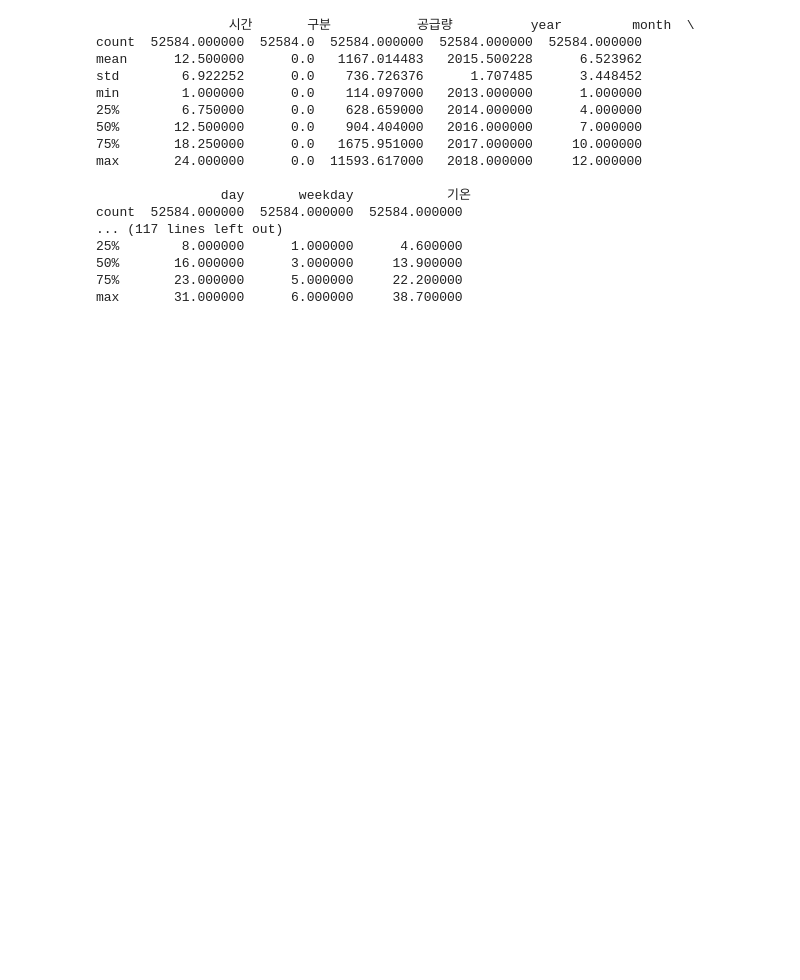
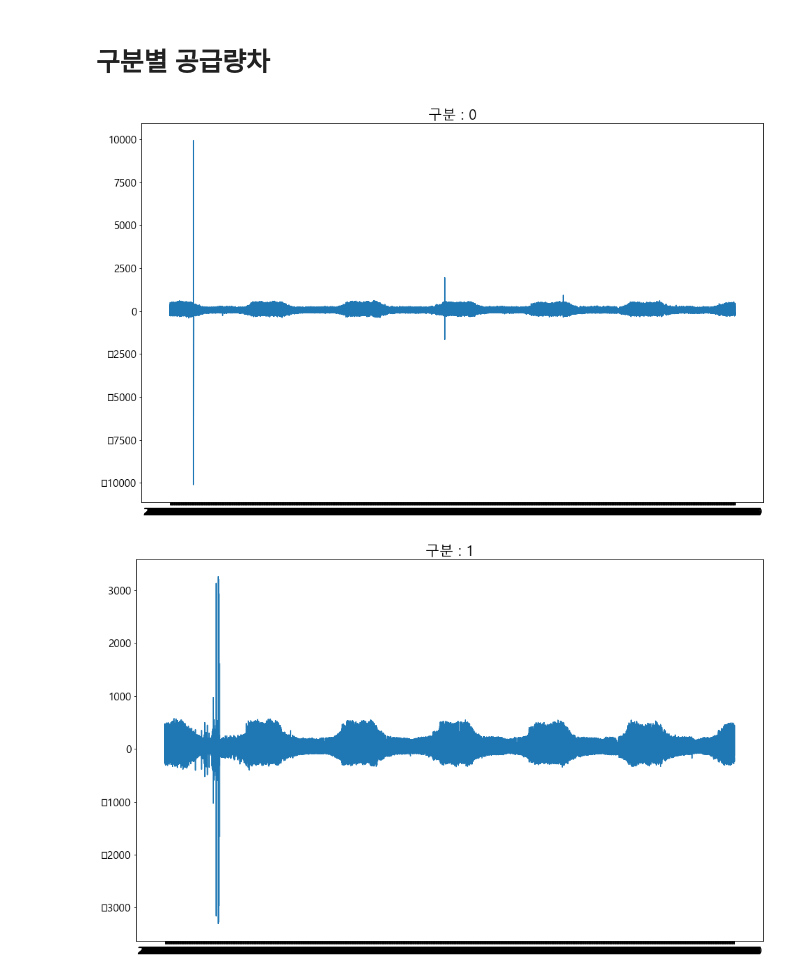
Before and after one commit to kbjung/LikeLion_13th_DataCourse, a Jupyter notebook: TP02/02_데이터_확인/02-03_모든_데이터_확인_ver0.1(2021.12.04).ipynb, the cells around one changed output. Cells and saved outputs as stored; diff of their text form; code cells hidden in the pictures; blank space fills up the shorter version.

Commit message:
공급량, 기온, 기압, 습도 차 포함한 데이터 분석
# 시각화
- 구분별 공급량, 공급량차
- 시간별 공급량, 공급량차
- 연도별 공급량, 공급량차

```diff
--- a/TP02/02_데이터_확인/02-03_모든_데이터_확인_ver0.1(2021.12.04).ipynb
+++ b/TP02/02_데이터_확인/02-03_모든_데이터_확인_ver0.1(2021.12.04).ipynb
@@ -36,0 +92,3 @@ df.head()
+# %%
+df4 = df[df['구분']==4].reset_index(drop=True)
+df4.head()
@@ -36,0 +102,3 @@ df.head()
+# %%
+df5 = df[df['구분']==5].reset_index(drop=True)
+df5.head()
@@ -36,0 +112,3 @@ df.head()
+# %%
+df6 = df[df['구분']==6].reset_index(drop=True)
+df6.head()
@@ -73,0 +216,8 @@ df.describe()
+# %%
+df_list = [df0, df1, df2, df3, df4, df5, df6]
+for i, div in tqdm(enumerate(df_list)):
+    plt.figure(figsize=(16,10))
+    plt.title(f'구분 : {i}', fontdict={'size':20})
+    plt.xticks(fontsize=15)
+    plt.yticks(fontsize=15)
+    plt.scatter(x='기온', y='공급량', data=div)
@@ -164,21 +234,15 @@ df[df['구분']==6].describe()
-# %%
-for i in range(7):
-    print(df[df['구분']==i].describe())
-# %% [output]
-                 시간       구분           공급량          year         month  \
-count  52584.000000  52584.0  52584.000000  52584.000000  52584.000000
-mean      12.500000      0.0   1167.014483   2015.500228      6.523962
-std        6.922252      0.0    736.726376      1.707485      3.448452
-min        1.000000      0.0    114.097000   2013.000000      1.000000
-25%        6.750000      0.0    628.659000   2014.000000      4.000000
-50%       12.500000      0.0    904.404000   2016.000000      7.000000
-75%       18.250000      0.0   1675.951000   2017.000000     10.000000
-max       24.000000      0.0  11593.617000   2018.000000     12.000000
-
-                day       weekday            기온
-count  52584.000000  52584.000000  52584.000000
-... (117 lines left out)
-25%        8.000000      1.000000      4.600000
-50%       16.000000      3.000000     13.900000
-75%       23.000000      5.000000     22.200000
-max       31.000000      6.000000     38.700000
+# %% [markdown]
+# 구분별 공급량차
+# %%
+for div in tqdm(df['구분'].unique()):
+    temp = df[df['구분']==div]
+    plt.figure(figsize=(16,10))
+    plt.title(f'구분 : {div}', fontdict={'size':20})
+    plt.xticks(fontsize=15)
+    plt.yticks(fontsize=15)
+    x = temp['연월일']
+    y = temp['공급량차']
+    plt.plot(x, y)
+# %% [output]
+[figure, added]
+[figure, added]
```
Also changed, not shown: parts of 53 cells of this notebook, 1 other file.
